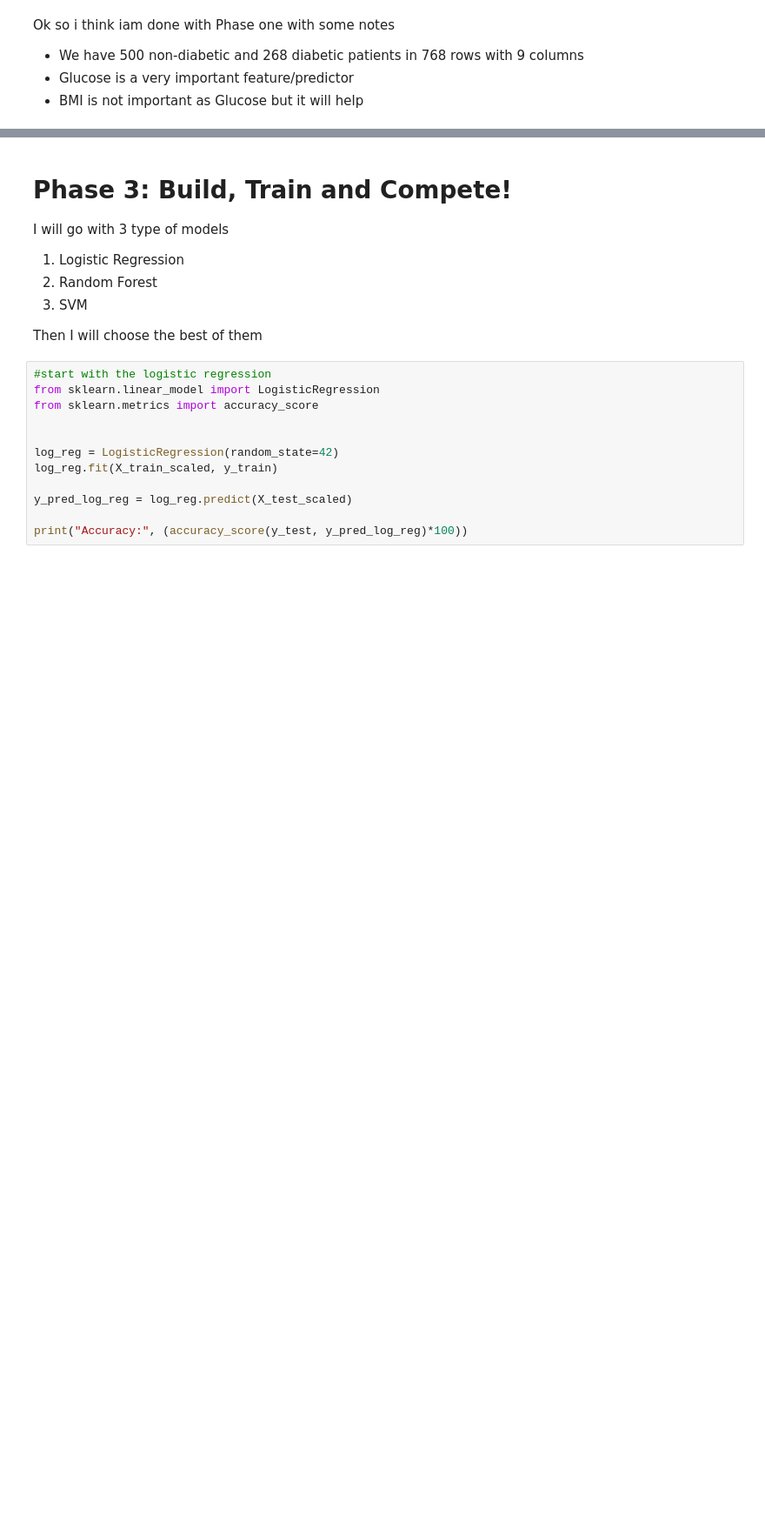
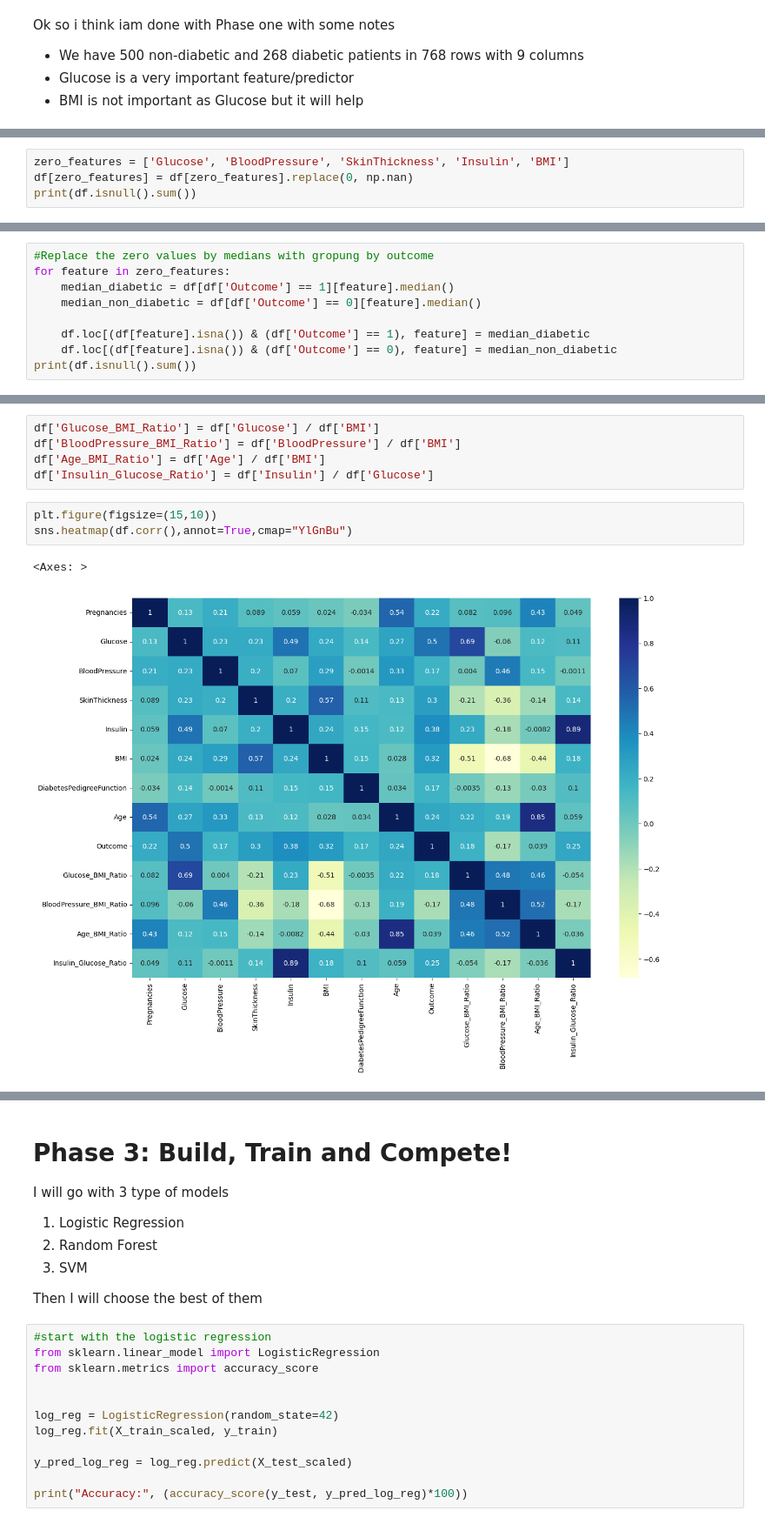
Before and after one commit to 0Maxbon0/GTC-ML-Project-2---Diabetes-Prediction-Model, a Jupyter notebook: Project_2.ipynb, the cells around one changed output, grey strips where cells are left out. Shown at 87% size. Saved outputs shown, nothing was run; the diff lists cells and outputs as text; blank space fills up the shorter version.

```diff
--- a/Project_2.ipynb
+++ b/Project_2.ipynb
@@ -113,0 +114,4 @@ from sklearn.preprocessing import StandardScaler
+# %%
+zero_features = ['Glucose', 'BloodPressure', 'SkinThickness', 'Insulin', 'BMI']
+df[zero_features] = df[zero_features].replace(0, np.nan)
+print(df.isnull().sum())
@@ -113,0 +129,9 @@ from sklearn.preprocessing import StandardScaler
+# %%
+#Replace the zero values by medians with gropung by outcome
+for feature in zero_features:
+    median_diabetic = df[df['Outcome'] == 1][feature].median()
+    median_non_diabetic = df[df['Outcome'] == 0][feature].median()
+
+    df.loc[(df[feature].isna()) & (df['Outcome'] == 1), feature] = median_diabetic
+    df.loc[(df[feature].isna()) & (df['Outcome'] == 0), feature] = median_non_diabetic
+print(df.isnull().sum())
@@ -114,3 +161,14 @@ from sklearn.preprocessing import StandardScaler
+# %%
+df['Glucose_BMI_Ratio'] = df['Glucose'] / df['BMI']
+df['BloodPressure_BMI_Ratio'] = df['BloodPressure'] / df['BMI']
+df['Age_BMI_Ratio'] = df['Age'] / df['BMI']
+df['Insulin_Glucose_Ratio'] = df['Insulin'] / df['Glucose']
+# %%
+plt.figure(figsize=(15,10))
+sns.heatmap(df.corr(),annot=True,cmap="YlGnBu")
+# %% [output]
+<Axes: >
+[figure, added]
 # %%
 X = df.drop('Outcome', axis=1)
 y = df['Outcome']
```
Also changed, not shown: parts of 19 cells of this notebook, 1 other file.
